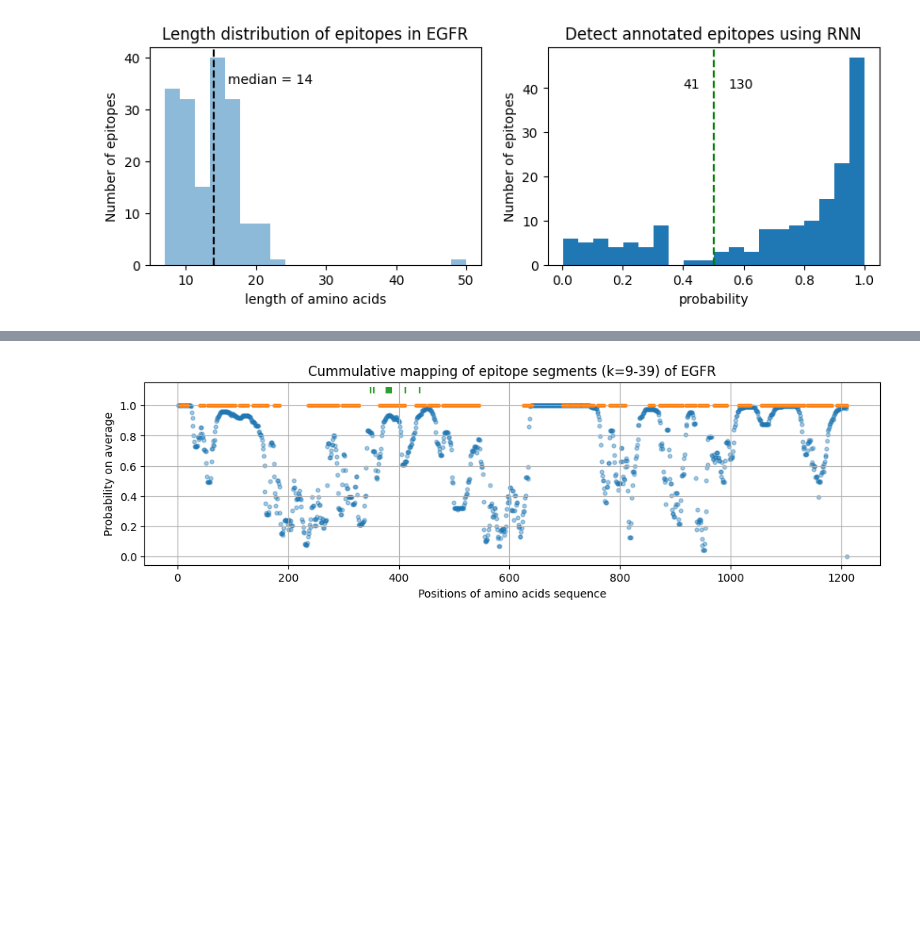
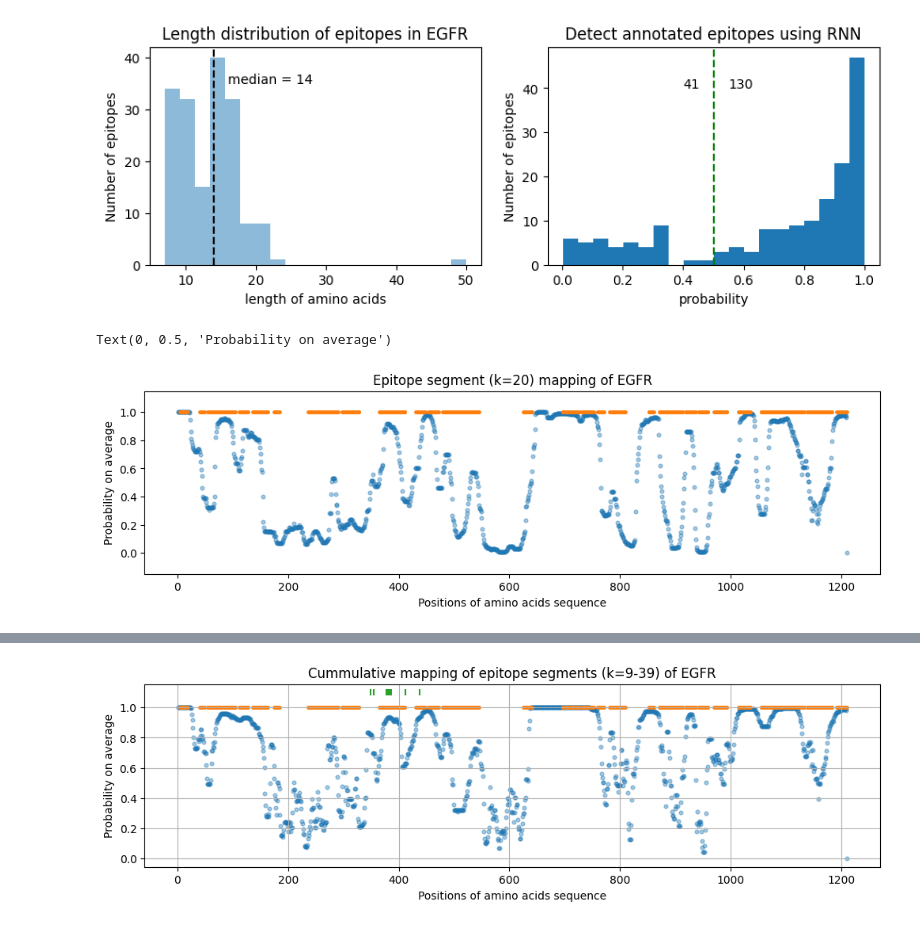
Before and after one commit to Tiezhengyuan/ml_epitope, a Jupyter notebook: cases/EGFR.ipynb, the cells around one changed output, grey strips where cells are left out. Cells and saved outputs as stored; diff of their text form; code cells hidden in the pictures; blank space fills up the shorter version.

```diff
--- a/cases/EGFR.ipynb
+++ b/cases/EGFR.ipynb
@@ -176,4 +176,43 @@ epi = np.zeros(len(pro_seq))
 for item in epitopes.values():
     a, b = item['start']-1, item['end']
     epi[a:b] = 1
+# %%
+def scan_epitopes(processor, pro_seq, k:int, step:int):
+    segments, start, end = [], [], []
+    for i in range(0, len(pro_seq) - k, step):
+        start.append(i)
+        end.append(i+k)
+        segments.append(pro_seq[i:i+k])
+    num_segments = len(segments)
+    # print(num_segments, segments[:2])
+
+    # predict
+    pred_df = processor.predict(segments)
+    # label epitopes by prediction
+    pred = [[] for _ in range(len(pro_seq))]
+    for a,b,c in zip(start, end, pred_df['predict']):
+        for i in range(a,b):
+            pred[i].append(c)
+    return pred
+
+k, step = 20, 1
+prob_k = scan_epitopes(p, pro_seq, k=k, step=step)
+pred = pd.DataFrame({
+    'pos': range(1, len(pro_seq)+1),
+    'epi': epi,
+    'prob': [np.median(i) if i else 0 for i in prob_k],
+})
+
+# draw
+fig, ax = plt.subplots(1, figsize=(12,3))
+ax.scatter(pred['pos'], pred['prob'], s=12, alpha=.4)
+ax.set_ylim(-0.15, 1.15)
+true_epi = pred[pred['epi']==1]
+ax.scatter(true_epi['pos'], true_epi['epi'], s=6, )
+ax.set_title(f'Epitope segment (k={k}) mapping of EGFR')
+ax.set_xlabel(f'Positions of amino acids sequence')
+ax.set_ylabel('Probability on average')
+# %% [output]
+Text(0, 0.5, 'Probability on average')
+[figure, added]
 # %%
```
Also changed, not shown: parts of 1 cell of this notebook, 6 other files.
